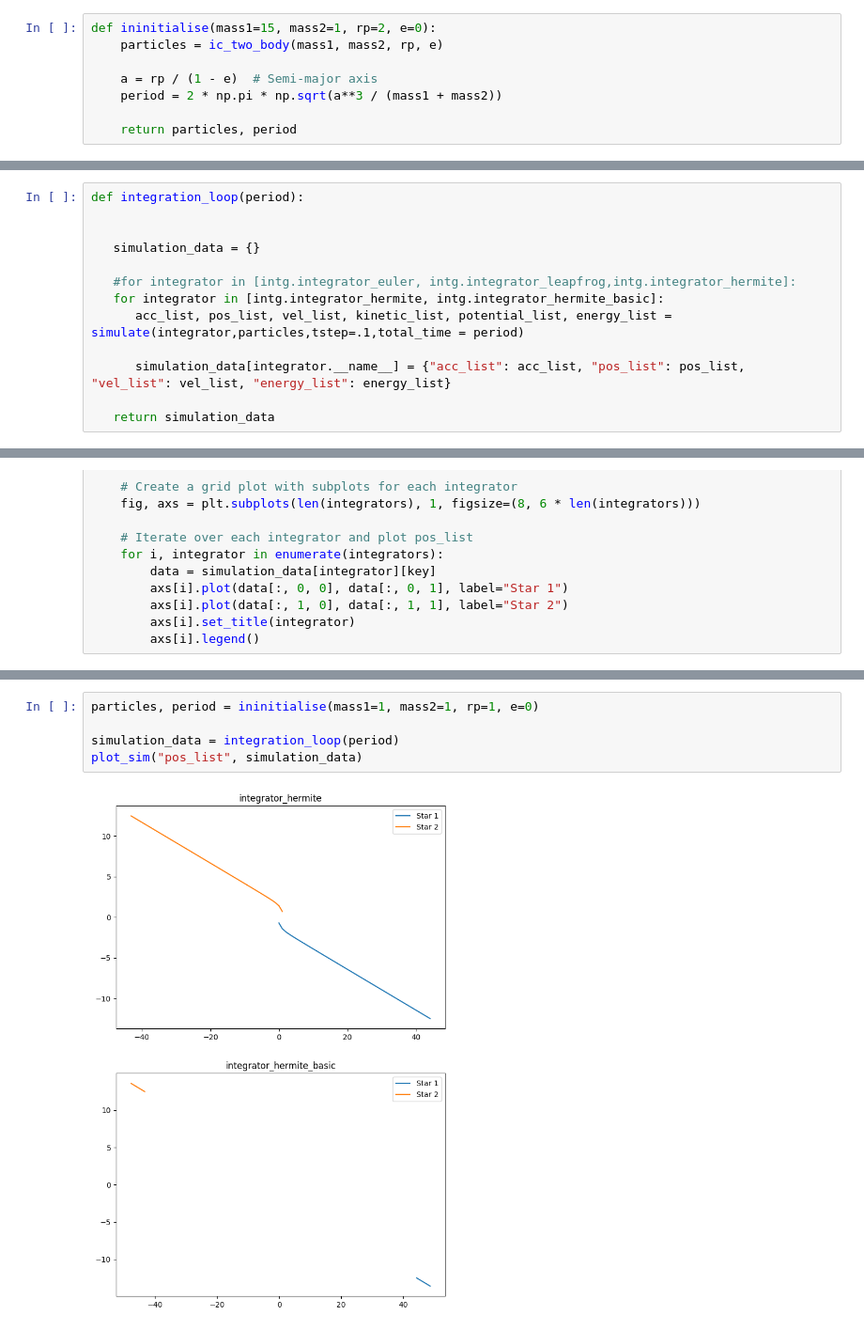
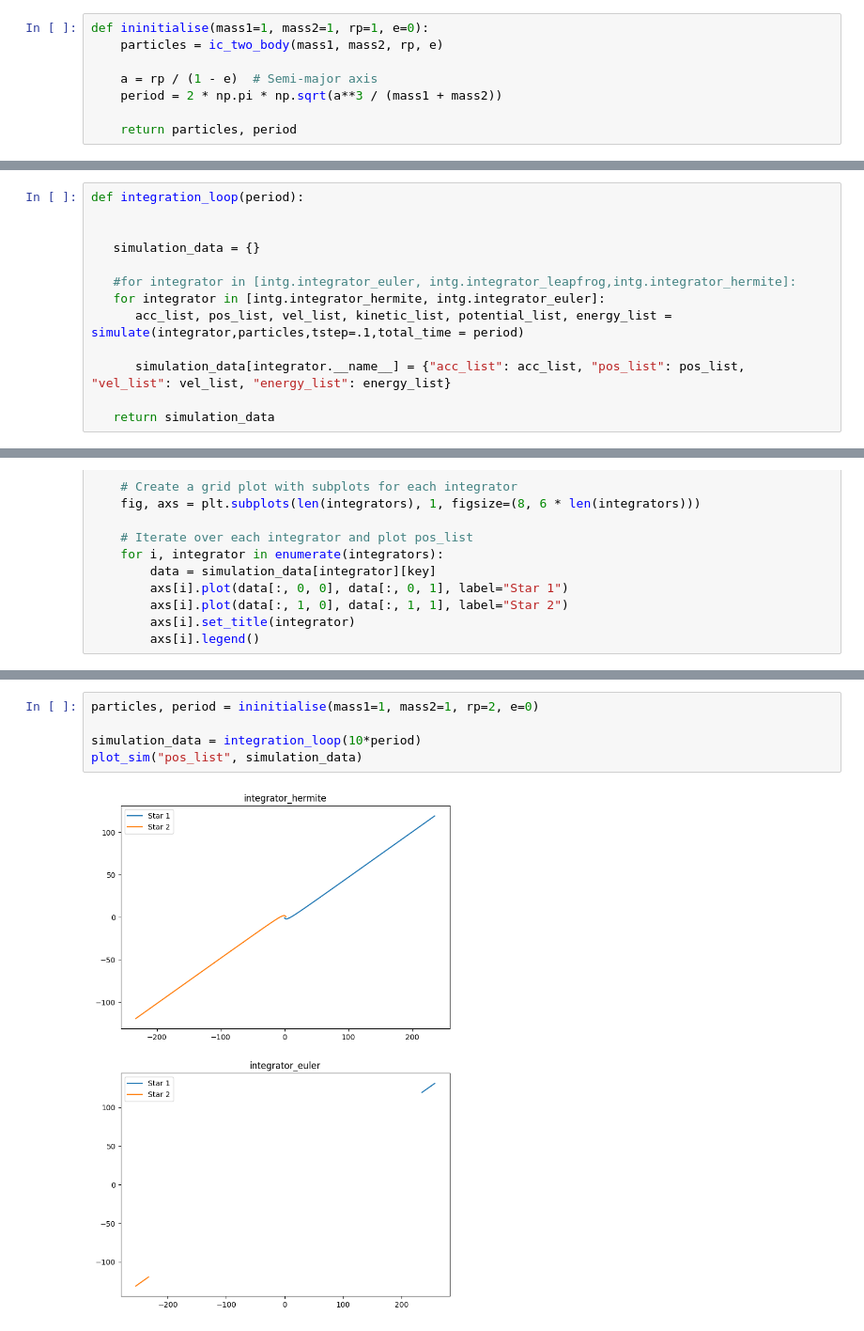
Before and after one commit to Berto70/pod_compastro23, a Jupyter notebook: assignment3/circular_orbit.ipynb, the cells around one changed output, grey strips where cells are left out. Shown at 94% size. Drawn from its saved outputs; the diff is of its cells as text.

```diff
--- a/assignment3/circular_orbit.ipynb
+++ b/assignment3/circular_orbit.ipynb
@@ -8,7 +8,7 @@ from fireworks.nbodylib import integrators as intg
 import matplotlib.pyplot as plt
 import numpy as np
 # %%
-def ininitialise(mass1=15, mass2=1, rp=2, e=0):
+def ininitialise(mass1=1, mass2=1, rp=1, e=0):
     particles = ic_two_body(mass1, mass2, rp, e)
 
     a = rp / (1 - e)  # Semi-major axis
@@ -83,7 +83,7 @@ def integration_loop(period):
    simulation_data = {}
 
    #for integrator in [intg.integrator_euler, intg.integrator_leapfrog,intg.integrator_hermite]:
-   for integrator in [intg.integrator_hermite, intg.integrator_hermite_basic]:
+   for integrator in [intg.integrator_hermite, intg.integrator_euler]:
       acc_list, pos_list, vel_list, kinetic_list, potential_list, energy_list = simulate(integrator,particles,tstep=.1,total_time = period)
 
       simulation_data[integrator.__name__] = {"acc_list": acc_list, "pos_list": pos_list, "vel_list": vel_list, "energy_list": energy_list}
@@ -130,7 +138,7 @@ STOP
 # %%
-particles, period = ininitialise(mass1=1, mass2=1, rp=1, e=0)
+particles, period = ininitialise(mass1=1, mass2=1, rp=2, e=0)
 
-simulation_data = integration_loop(period)
+simulation_data = integration_loop(10*period)
 plot_sim("pos_list", simulation_data)
 # %% [output]
-[figure, old version]
+[figure, new version]
```
Also changed, not shown: parts of 3 cells of this notebook, 6 other files.
